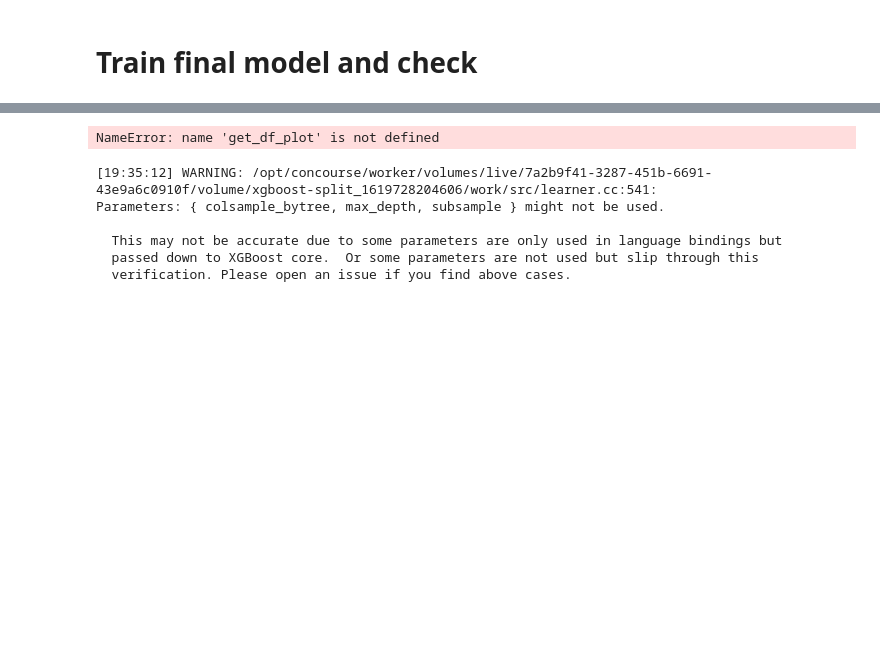
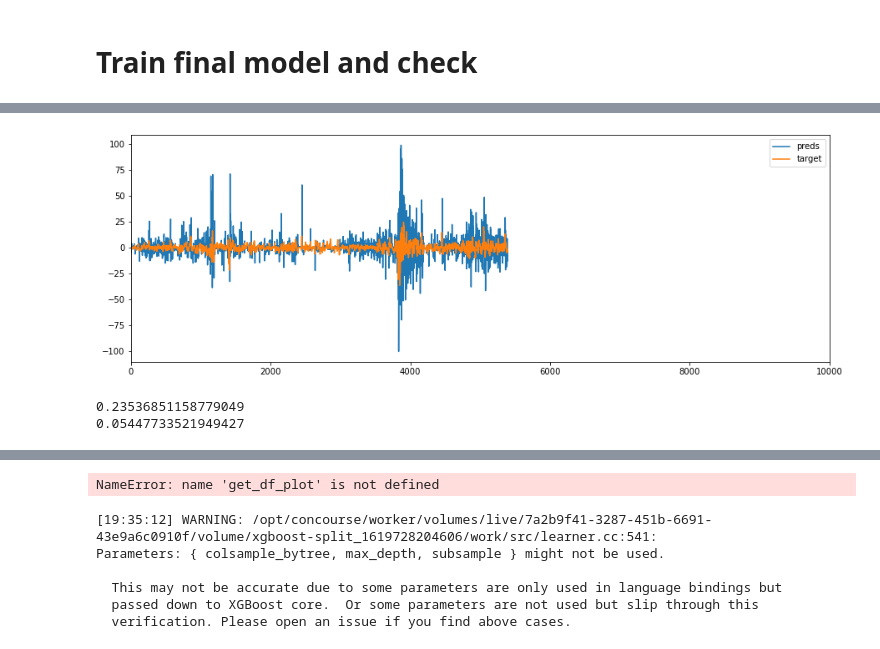
Before and after one commit to pacanada/trading, a Jupyter notebook: notebooks/optuna_workflow.ipynb, the cells around one changed output, grey strips where cells are left out. Cells and saved outputs as stored; diff of their text form; code cells hidden in the pictures; blank space fills up the shorter version.

```diff
--- a/notebooks/optuna_workflow.ipynb
+++ b/notebooks/optuna_workflow.ipynb
@@ -133,11 +269,15 @@ final_model.fit(df_training_sampled[columns_features].astype("float32"), df_trai
 # %%
 plt.figure(figsize=(15,5))
 preds = final_model.predict(df_test[columns_features])
-target = df_training.iloc[-(test_size-400):].reset_index()["target_10"]*1000
+target = df_target["target_10"]*1000
 plt.plot(preds*10, label="preds")
-plt.plot(target, label="target")
-plt.xlim([0,1000])
+plt.plot(target.values, label="target")
+plt.xlim([0,10000])
 plt.legend()
 plt.show()
 print(pd.DataFrame(data={"preds": preds, "target": target}).corr().values[0][1])
 print(r2_score(target,preds ))
+# %% [output]
+[figure, added]
+0.23536851158779049
+0.05447733521949427
```
Also changed, not shown: parts of 42 cells of this notebook, 8 other files.
